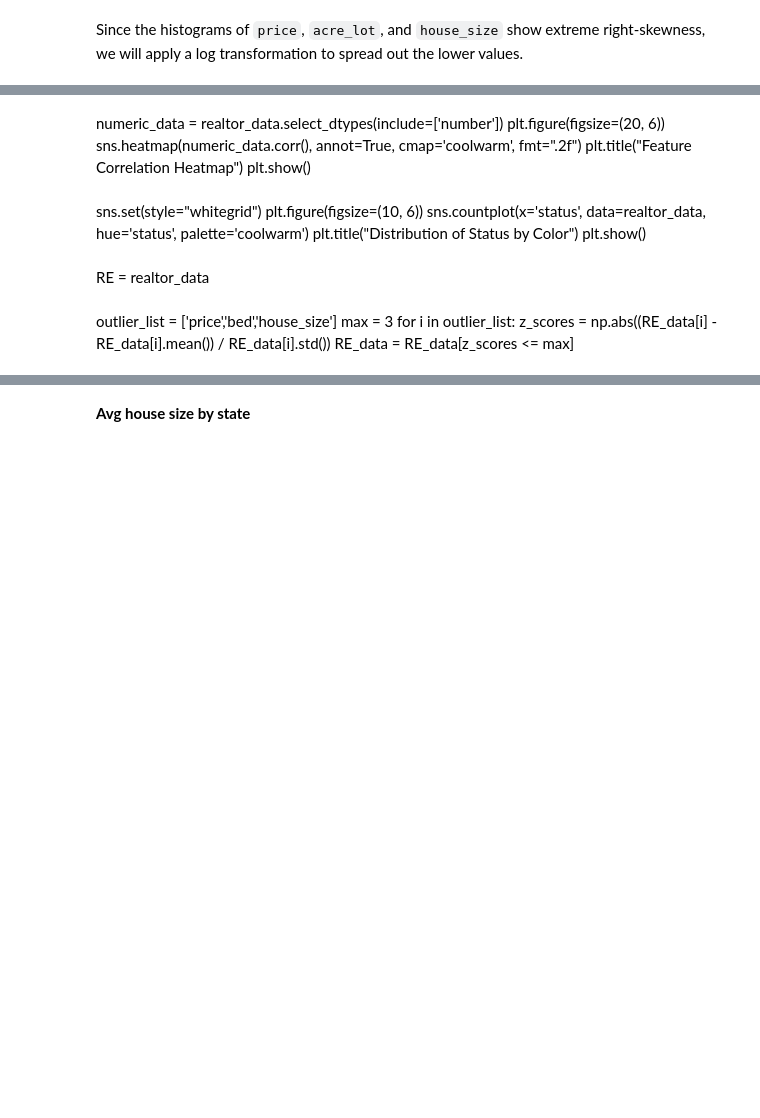
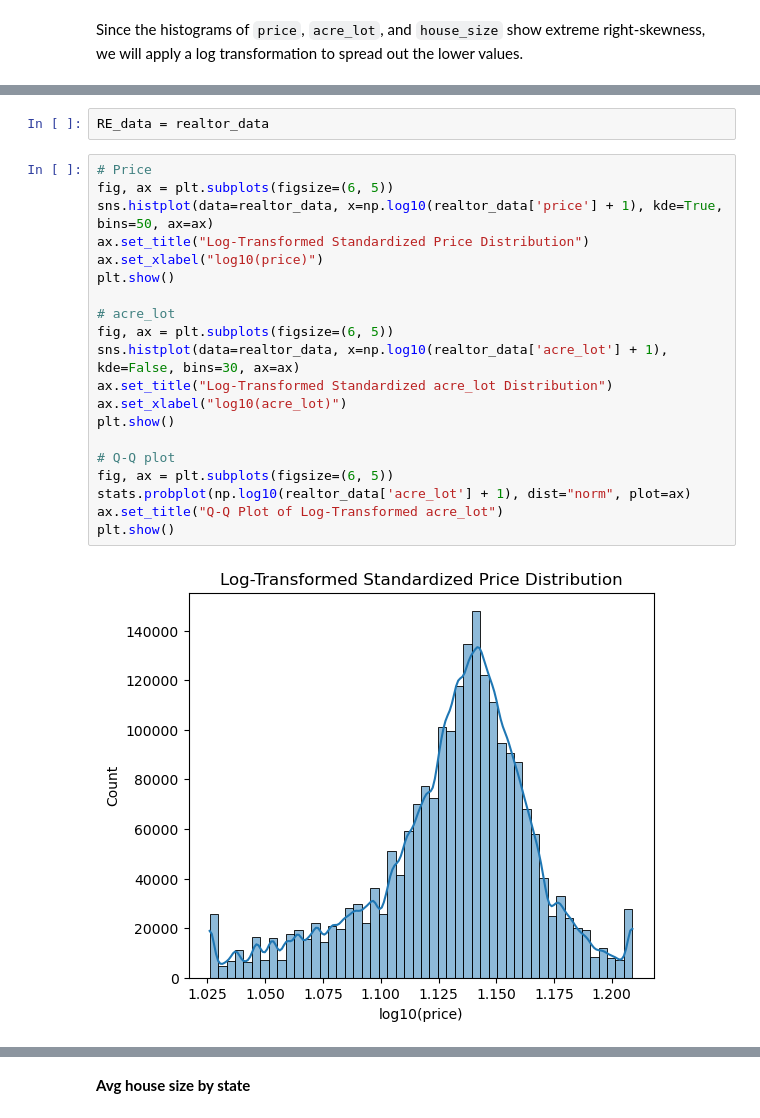
Before and after one commit to SatrunsDream/DSC148-Project, a Jupyter notebook: Case_Study.ipynb, the cells around one changed output, grey strips where cells are left out. Drawn from its saved outputs; the diff is of its cells as text; blank space fills up the shorter version.

```diff
--- a/Case_Study.ipynb
+++ b/Case_Study.ipynb
@@ -1220,20 +1173,24 @@ plt.show()
-# %% [markdown]
-numeric_data = realtor_data.select_dtypes(include=['number'])
-plt.figure(figsize=(20, 6))
-sns.heatmap(numeric_data.corr(), annot=True, cmap='coolwarm', fmt=".2f")
-plt.title("Feature Correlation Heatmap")
-plt.show()
-# %% [markdown]
-sns.set(style="whitegrid")
-plt.figure(figsize=(10, 6))
-sns.countplot(x='status', data=realtor_data, hue='status', palette='coolwarm')
-plt.title("Distribution of Status by Color")
-plt.show()
-# %% [markdown]
-RE = realtor_data
-# %% [markdown]
-outlier_list = ['price','bed','house_size']
-max = 3
-for i in outlier_list:
-    z_scores = np.abs((RE_data[i] - RE_data[i].mean()) / RE_data[i].std())
-    RE_data = RE_data[z_scores <= max]
+# %%
+RE_data = realtor_data
+# %%
+# Price
+fig, ax = plt.subplots(figsize=(6, 5))
+sns.histplot(data=realtor_data, x=np.log10(realtor_data['price'] + 1), kde=True, bins=50, ax=ax)
+ax.set_title("Log-Transformed Standardized Price Distribution")
+ax.set_xlabel("log10(price)")
+plt.show()
+
+# acre_lot
+fig, ax = plt.subplots(figsize=(6, 5))
+sns.histplot(data=realtor_data, x=np.log10(realtor_data['acre_lot'] + 1), kde=False, bins=30, ax=ax)
+ax.set_title("Log-Transformed Standardized acre_lot Distribution")
+ax.set_xlabel("log10(acre_lot)")
+plt.show()
+
+# Q-Q plot
+fig, ax = plt.subplots(figsize=(6, 5))
+stats.probplot(np.log10(realtor_data['acre_lot'] + 1), dist="norm", plot=ax)
+ax.set_title("Q-Q Plot of Log-Transformed acre_lot")
+plt.show()
+# %% [output]
+[figure, added]
```
Also changed, not shown: parts of 41 cells of this notebook.
